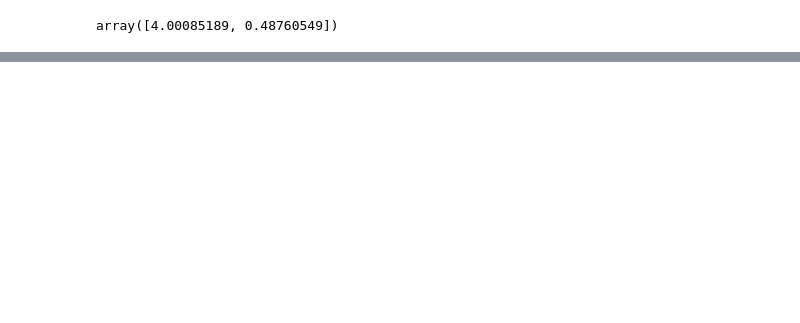
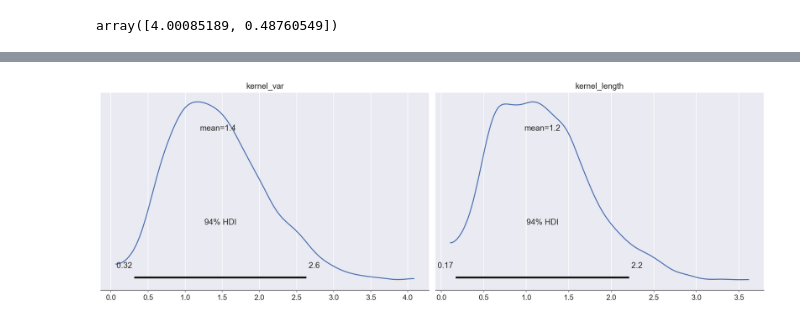
Before and after one commit to AurelienNioche/TransformedGP, a Jupyter notebook: model-discrepancy-using-stan.ipynb, the cells around one changed output, grey strips where cells are left out. Drawn from its saved outputs; the diff is of its cells as text; code cells hidden in the pictures; blank space fills up the shorter version.

```diff
--- a/model-discrepancy-using-stan.ipynb
+++ b/model-discrepancy-using-stan.ipynb
@@ -418,16 +418,17 @@ model {
   eta ~ std_normal();
   Xm ~ uniform(0, 1);
 
-    // if (u_model_index == 0) {
-  Mm = Xm;
-  Mp = X;
-  //}
-  // else if (u_model_index == 1) {
-  // Mm = u_pow(Xm, theta);
-  // Mp = u_pow(X, theta);
-  // }
-  // else
-  //  reject("u_model_index incorrect", u_model_index);
+  if (u_model_index == 0) {
+    Mm = Xm;
+    Mp = X;
+  }
+  else if (u_model_index == 1) {
+    Mm = u_pow(Xm, theta);
+    Mp = u_pow(X, theta);
+  }
+  else {
+    reject("u_model_index incorrect", u_model_index);
+  }
 
   K_factor = Mm*Mm';
   K_mp_factor = Mm*Mp';
@@ -595,3 +607,7 @@ ax.plot(X, u_data(X, theta=theta_data), ls=':', color="C2");
+# %%
+az.plot_posterior(samples_az, var_names=["kernel_var", "kernel_length"]);
+# %% [output]
+[figure, added]
 # %%
 trace.diagnose()
 # %% [output]
```
Also changed, not shown: parts of 22 cells of this notebook, 7 other files.
